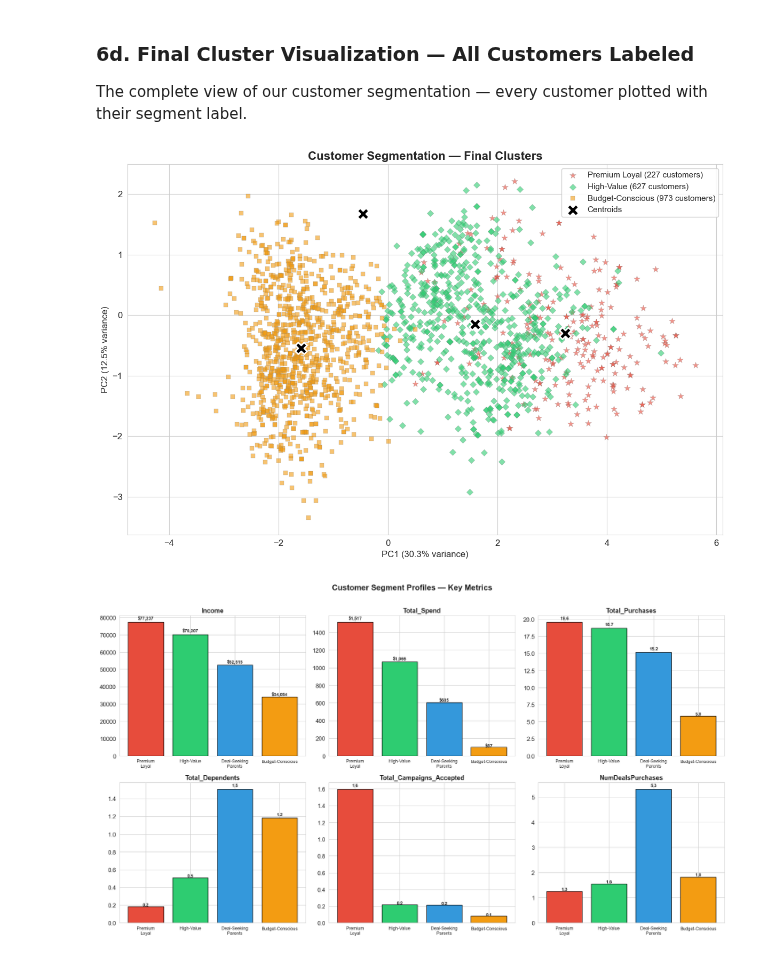
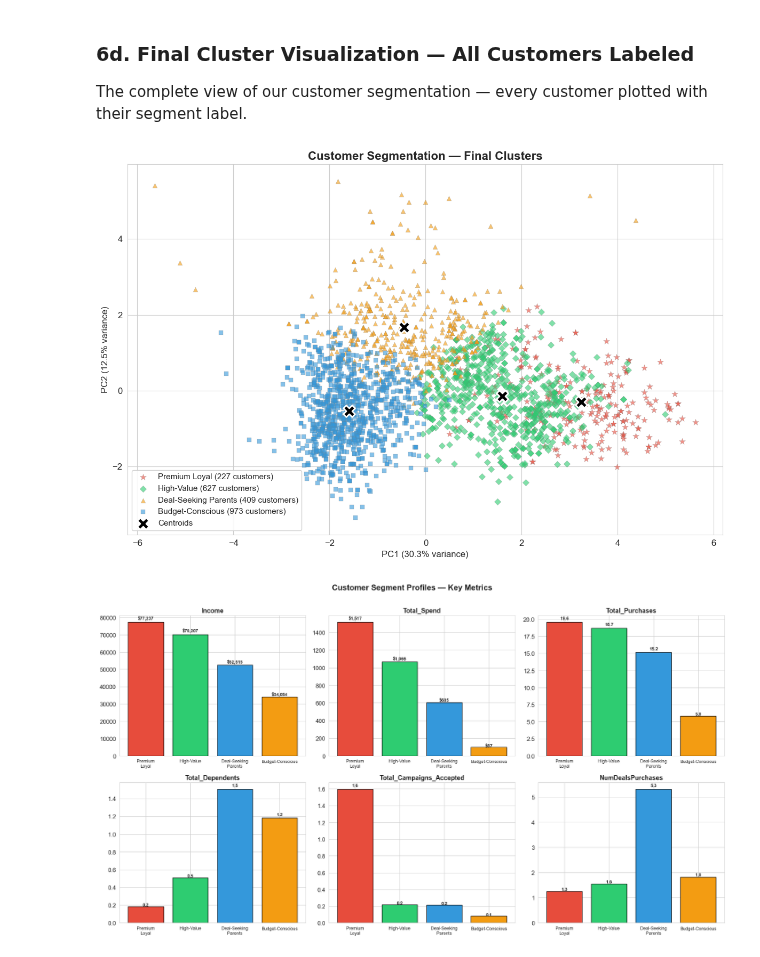
Before and after one commit to monsrock2024/Customer-Segmentation-Data-Science-Project, a Jupyter notebook: Customer_Segmentation_-_Model_Building.ipynb, the cells around one changed output. Saved outputs shown, nothing was run; the diff lists cells and outputs as text; code cells hidden in the pictures.

```diff
--- a/Customer_Segmentation_-_Model_Building.ipynb
+++ b/Customer_Segmentation_-_Model_Building.ipynb
@@ -620,38 +620,39 @@ from sklearn.decomposition import PCA
 
 pca_2d = PCA(n_components=2)
 X_pca = pca_2d.fit_transform(X_scaled)
 
 # Color and marker config for each segment
 segment_styles = {
-    'Premium Loyal':      {'color': '#e74c3c', 'marker': '*',  'size': 80},
-    'High-Value':         {'color': '#2ecc71', 'marker': 'D',  'size': 40},
-    'Average Mainstream': {'color': '#3498db', 'marker': 'o',  'size': 30},
-    'Budget-Conscious':   {'color': '#f39c12', 'marker': 's',  'size': 30},
+    'Premium Loyal':        {'color': '#e74c3c', 'marker': '*',  'size': 80},
+    'High-Value':           {'color': '#2ecc71', 'marker': 'D',  'size': 40},
+    'Deal-Seeking Parents': {'color': '#f39c12', 'marker': '^',  'size': 40},
+    'Budget-Conscious':     {'color': '#3498db', 'marker': 's',  'size': 30},
+    'Average Mainstream':   {'color': '#9b59b6', 'marker': 'o',  'size': 30},
 }
 
 fig, ax = plt.subplots(figsize=(12, 8))
 
 for label, style in segment_styles.items():
     mask = df['Cluster_Label'] == label
     if mask.sum() > 0:
         ax.scatter(X_pca[mask, 0], X_pca[mask, 1],
                    c=style['color'], marker=style['marker'], s=style['size'],
                    alpha=0.6, edgecolors='gray', linewidth=0.3,
                    label=f'{label} ({mask.sum()} customers)')
 
 # Plot centroids
 centroids_pca = pca_2d.transform(kmeans.cluster_centers_)
 ax.scatter(centroids_pca[:, 0], centroids_pca[:, 1], c='black', marker='X',
            s=250, edgecolors='white', linewidth=2, zorder=5, label='Centroids')
 
 ax.set_xlabel(f'PC1 ({pca_2d.explained_variance_ratio_[0]*100:.1f}% variance)', fontsize=12)
 ax.set_ylabel(f'PC2 ({pca_2d.explained_variance_ratio_[1]*100:.1f}% variance)', fontsize=12)
 ax.set_title('Customer Segmentation — Final Clusters', fontsize=16, fontweight='bold')
 ax.legend(fontsize=11, loc='best', framealpha=0.9)
 plt.tight_layout()
 plt.show()
 # %% [output]
-[figure, old version]
+[figure, new version]
 # %%
 # Summary bar chart — key metrics per segment (presentation-ready)
 fig, axes = plt.subplots(2, 3, figsize=(18, 10))
```
Also changed, not shown: 1 other file.
